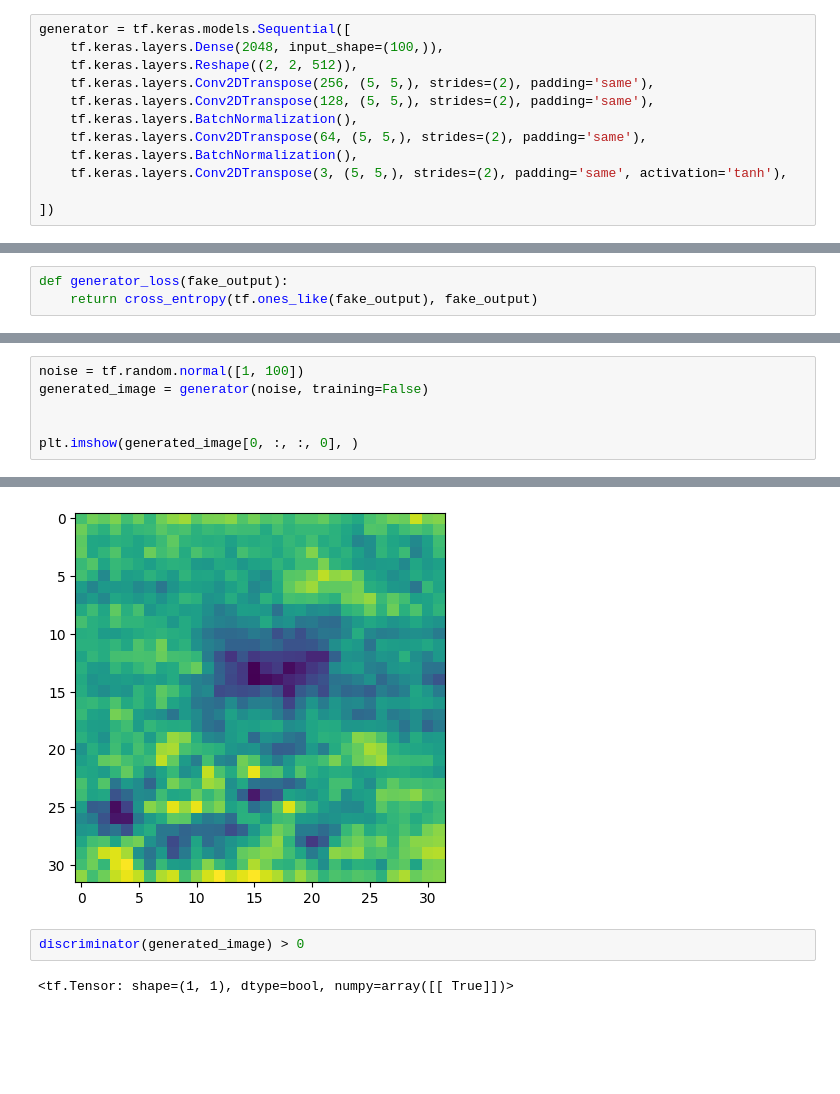
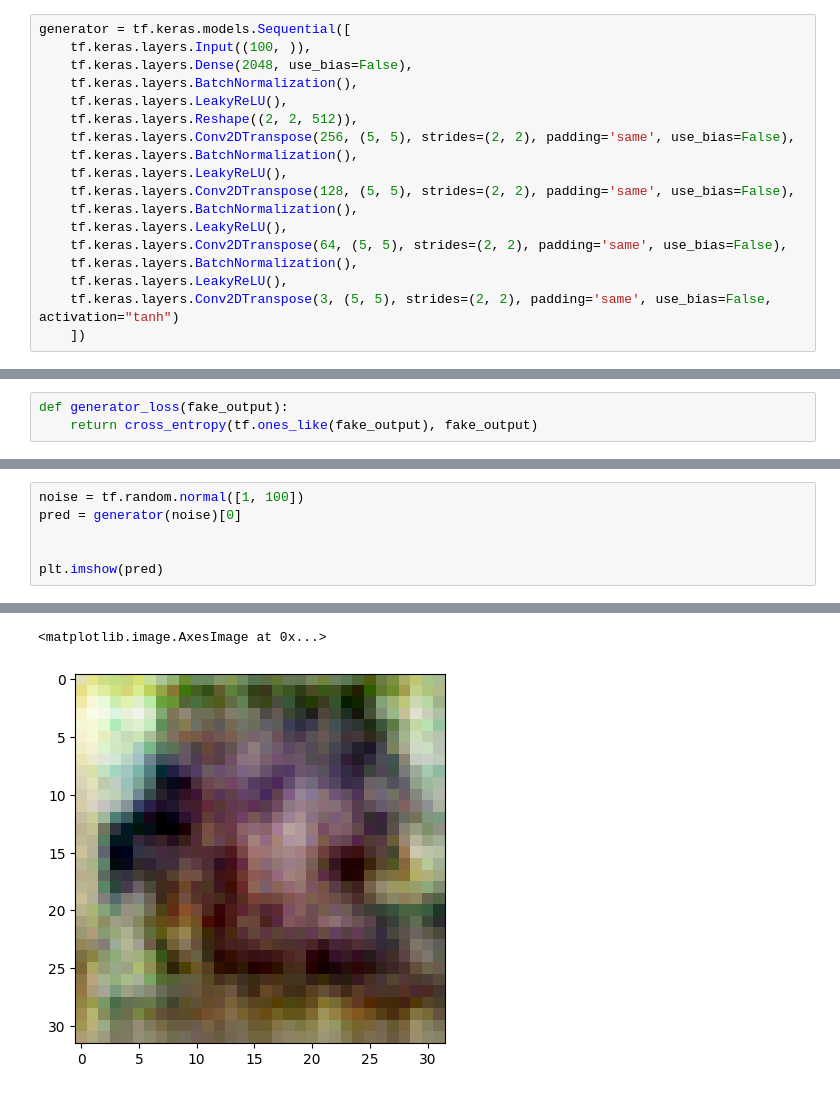
Before and after one commit to chellick/Super_resolution, a Jupyter notebook: GAN.ipynb, the cells around one changed output, grey strips where cells are left out. Cells and saved outputs as stored; diff of their text form; blank space fills up the shorter version.

```diff
--- a/GAN.ipynb
+++ b/GAN.ipynb
@@ -23,13 +20,19 @@ train_dataset = tf.data.Dataset.from_tensor_slices(train_images).shuffle(60000).
 # %%
 generator = tf.keras.models.Sequential([
-    tf.keras.layers.Dense(2048, input_shape=(100,)),
+    tf.keras.layers.Input((100, )),
+    tf.keras.layers.Dense(2048, use_bias=False),
+    tf.keras.layers.BatchNormalization(),
+    tf.keras.layers.LeakyReLU(),
     tf.keras.layers.Reshape((2, 2, 512)),
-    tf.keras.layers.Conv2DTranspose(256, (5, 5,), strides=(2), padding='same'),
-    tf.keras.layers.Conv2DTranspose(128, (5, 5,), strides=(2), padding='same'),
+    tf.keras.layers.Conv2DTranspose(256, (5, 5), strides=(2, 2), padding='same', use_bias=False),
     tf.keras.layers.BatchNormalization(),
-    tf.keras.layers.Conv2DTranspose(64, (5, 5,), strides=(2), padding='same'),
+    tf.keras.layers.LeakyReLU(),
+    tf.keras.layers.Conv2DTranspose(128, (5, 5), strides=(2, 2), padding='same', use_bias=False),
     tf.keras.layers.BatchNormalization(),
-    tf.keras.layers.Conv2DTranspose(3, (5, 5,), strides=(2), padding='same', activation='tanh'),
-
-])
+    tf.keras.layers.LeakyReLU(),
+    tf.keras.layers.Conv2DTranspose(64, (5, 5), strides=(2, 2), padding='same', use_bias=False),
+    tf.keras.layers.BatchNormalization(),
+    tf.keras.layers.LeakyReLU(),
+    tf.keras.layers.Conv2DTranspose(3, (5, 5), strides=(2, 2), padding='same', use_bias=False, activation="tanh")
+    ])
 # %%
@@ -160,7 +176,7 @@ WARNING:absl:Found untraced functions such as _jit_compiled_convolution_op, _jit
 # %%
 noise = tf.random.normal([1, 100])
-generated_image = generator(noise, training=False)
+pred = generator(noise)[0]
 
 
-plt.imshow(generated_image[0, :, :, 0], )
+plt.imshow(pred)
 # %% [output]
@@ -168,5 +184,2 @@ plt.imshow(generated_image[0, :, :, 0], )
+<matplotlib.image.AxesImage at 0x...>
-[figure, old version]
+[figure, new version]
-# %%
-discriminator(generated_image) > 0
-# %% [output]
-<tf.Tensor: shape=(1, 1), dtype=bool, numpy=array([[ True]])>
```
Also changed, not shown: parts of 21 cells of this notebook.
